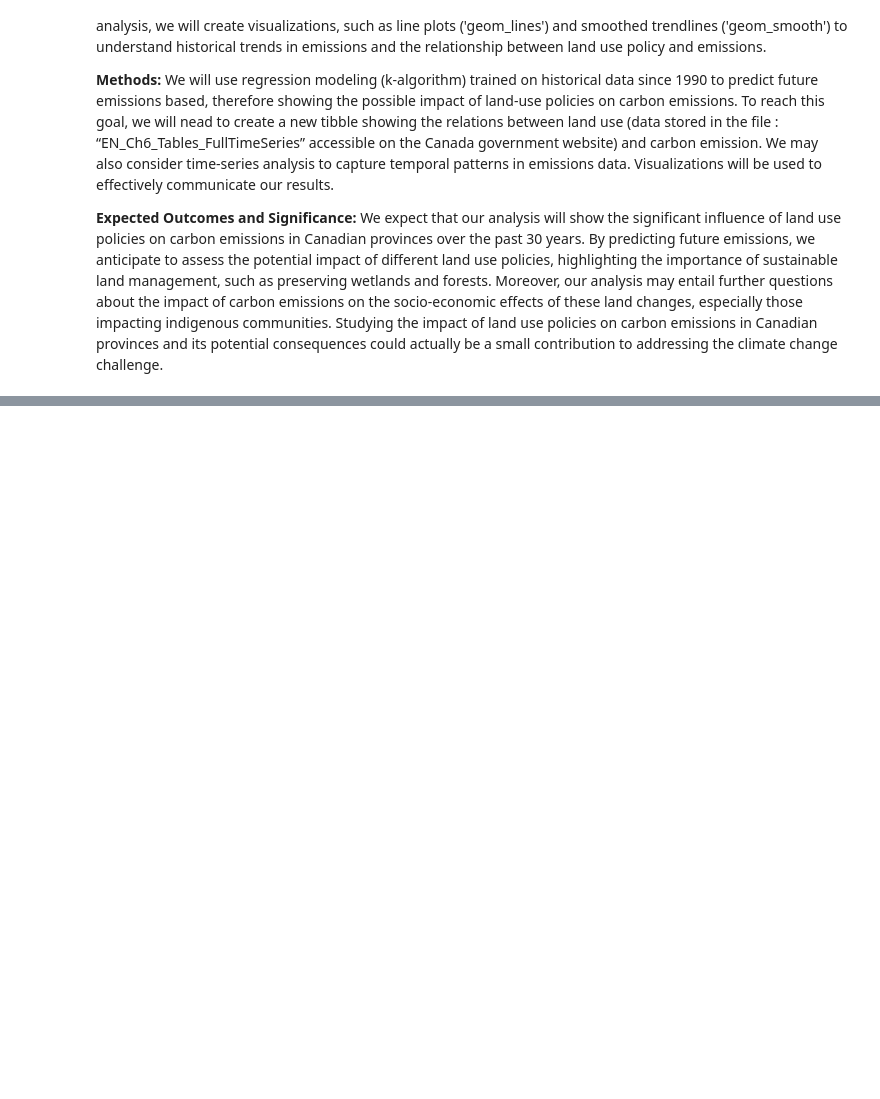
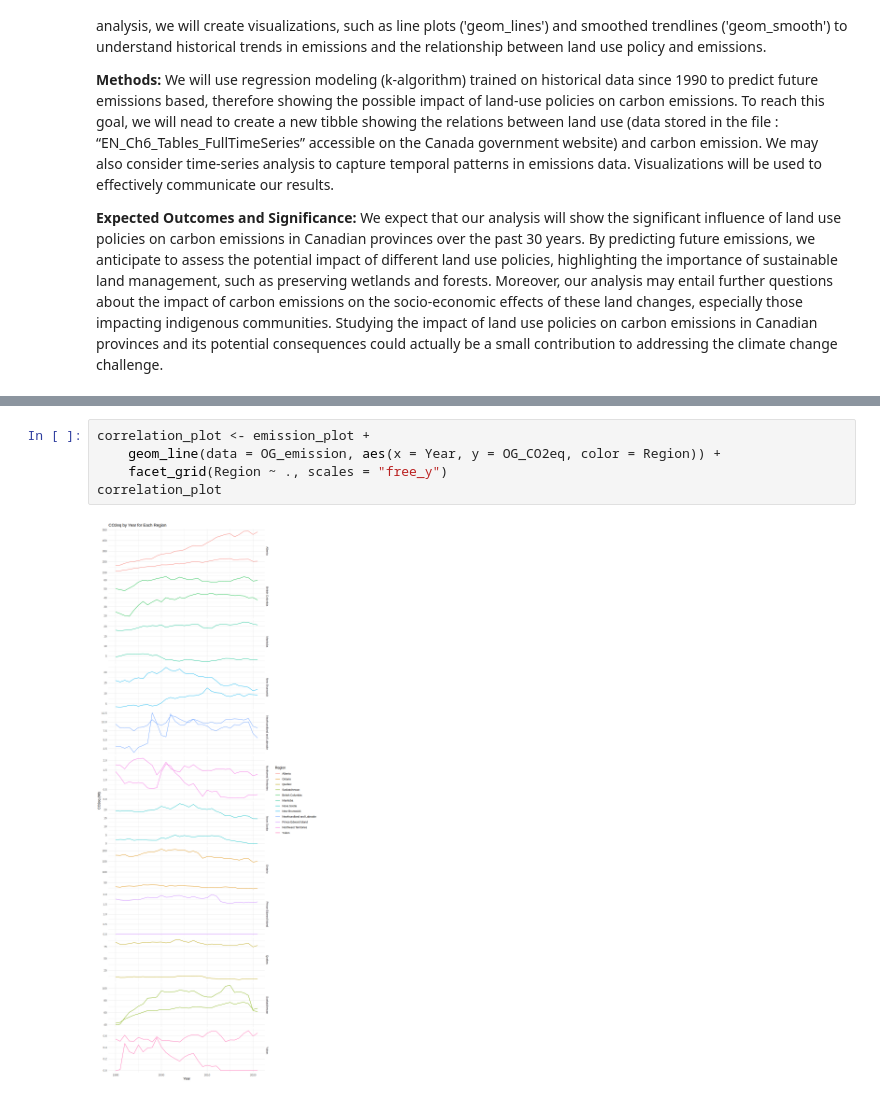
Before and after one commit to FelixBAUDARD/Dsci100_GP, a Jupyter notebook: Group project proposal.ipynb, the cells around one changed output, grey strips where cells are left out. Saved outputs shown, nothing was run; the diff lists cells and outputs as text; blank space fills up the shorter version.

```diff
--- a/Group project proposal.ipynb
+++ b/Group project proposal.ipynb
@@ -88,0 +151,7 @@ ggplot(filtered_data, aes(x = Year, y = CO2eq, group = Region, color = Region))
+# %%
+correlation_plot <- emission_plot +
+    geom_line(data = OG_emission, aes(x = Year, y = OG_CO2eq, color = Region)) +
+    facet_grid(Region ~ ., scales = "free_y")
+correlation_plot
+# %% [output]
+[figure, added]
```
Also changed, not shown: parts of 8 cells of this notebook.
